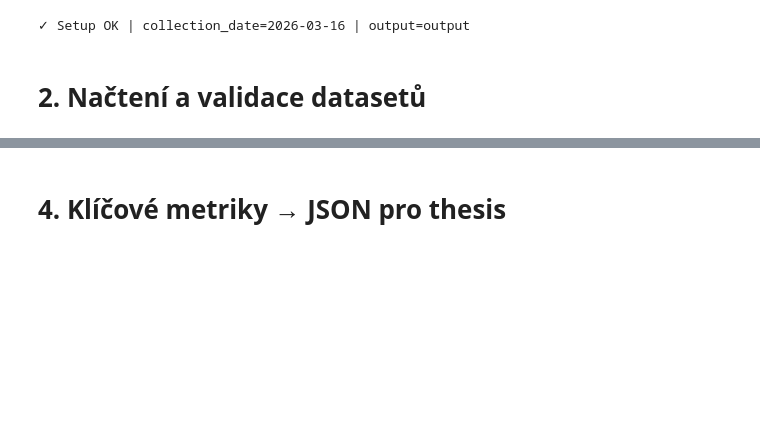
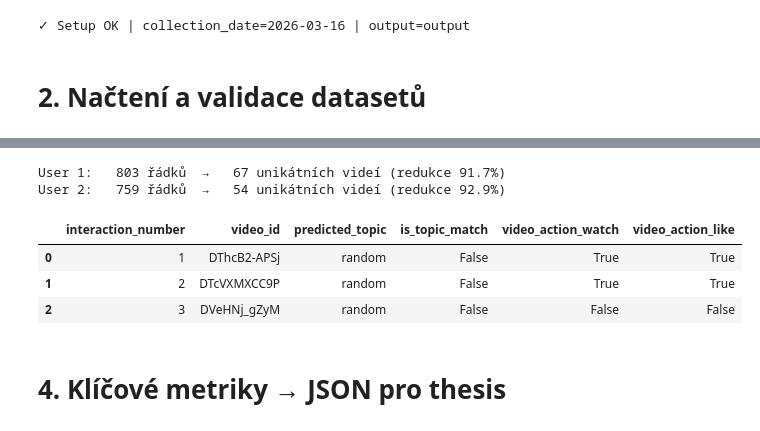
Before and after one commit to Tvarohaacek/Jupyter3, a Jupyter notebook: reels.ipynb, the cells around one changed output, grey strips where cells are left out. Cells and saved outputs as stored; diff of their text form; code cells hidden in the pictures; blank space fills up the shorter version.

```diff
--- a/reels.ipynb
+++ b/reels.ipynb
@@ -82,3 +74,30 @@ display(df1[["interaction_number", "predicted_topic", "is_topic_match",
+# %%
+df1_full = enrich_reels(df1_raw, user_label="User 1 (nevhodný obsah)", config=CONFIG)
+df2_full = enrich_reels(df2_raw, user_label="User 2 (neutrální obsah)", config=CONFIG)
+
+df1 = deduplicate_videos(df1_full)
+df2 = deduplicate_videos(df2_full)
+
+# Reporting: kolik dat se zkonsolidovalo
+print(f"User 1: {len(df1_full):>5,} řádků  →  {len(df1):>3,} unikátních videí "
+      f"(redukce {(1 - len(df1)/len(df1_full))*100:.1f}%)")
+print(f"User 2: {len(df2_full):>5,} řádků  →  {len(df2):>3,} unikátních videí "
+      f"(redukce {(1 - len(df2)/len(df2_full))*100:.1f}%)")
+
+# Sanity checks
+assert df1["video_id"].is_unique
+assert df2["video_id"].is_unique
+assert df1["is_topic_match"].dtype == bool
+
+display(df1[["interaction_number", "video_id", "predicted_topic",
+             "is_topic_match", "video_action_watch", "video_action_like"]].head(3))
+# %% [output]
+User 1:   803 řádků  →   67 unikátních videí (redukce 91.7%)
+User 2:   759 řádků  →   54 unikátních videí (redukce 92.9%)
+|  | interaction_number | video_id | predicted_topic | is_topic_match | video_action_watch | video_action_like |
+| 0 | 1 | DThcB2-APSj | random | False | True | True |
+| 1 | 2 | DTcVXMXCC9P | random | False | True | True |
+| 2 | 3 | DVeHNj_gZyM | random | False | False | False |
 # %% [markdown]
 # 4. Klíčové metriky → JSON pro thesis
 # %%
```
Also changed, not shown: parts of 17 cells of this notebook, 9 other files.
